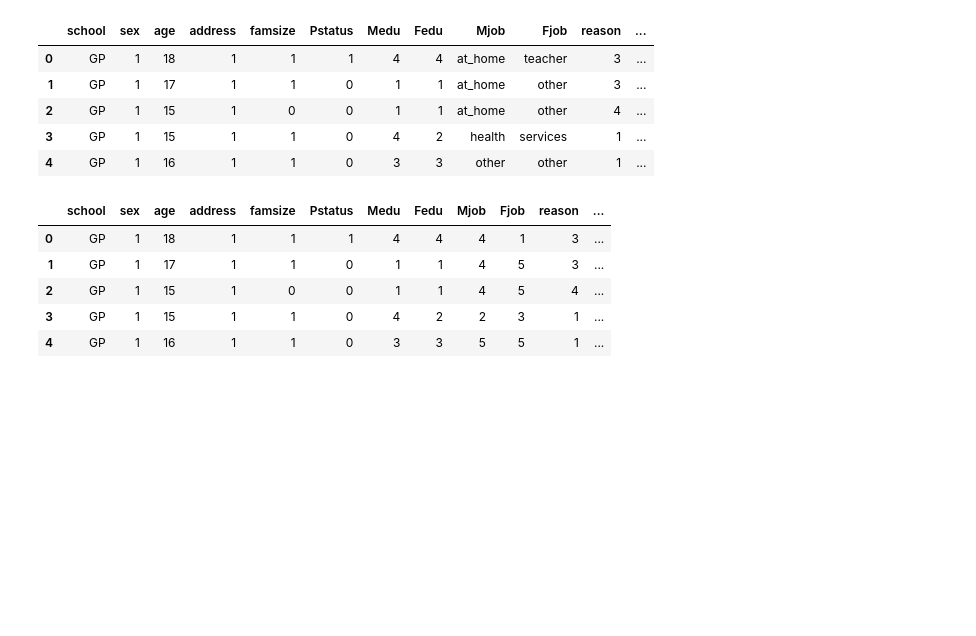
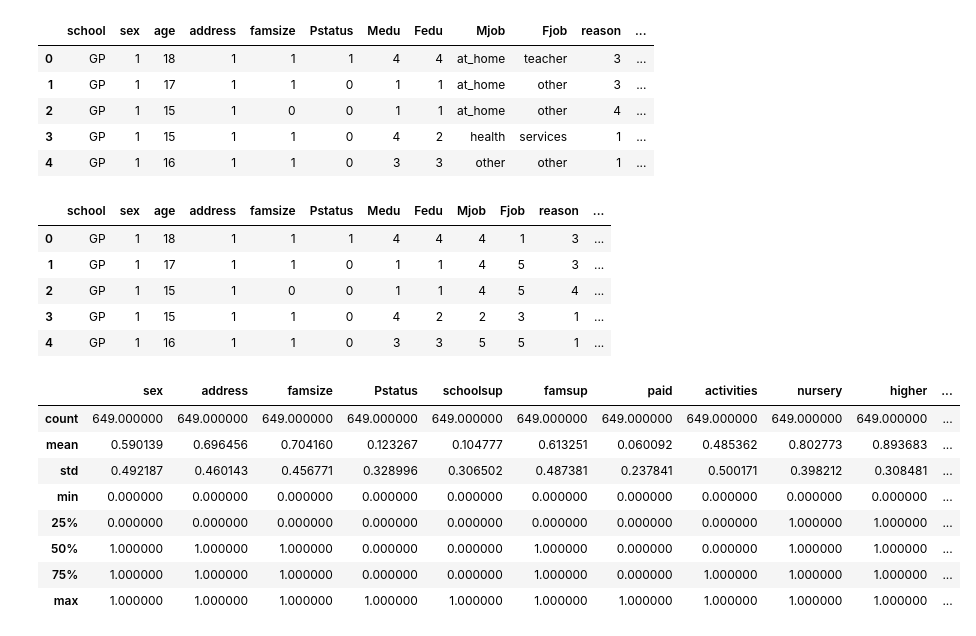
Before and after one commit to erwinleonardy/machine-learning, a Jupyter notebook: student/bayu/bayu-student-portugese.ipynb, the cells around one changed output. Saved outputs shown, nothing was run; the diff lists cells and outputs as text; code cells hidden in the pictures; blank space fills up the shorter version.

```diff
--- a/student/bayu/bayu-student-portugese.ipynb
+++ b/student/bayu/bayu-student-portugese.ipynb
@@ -202,2 +201,14 @@ filtered_2_values_data = copy_data.filter(["sex","address","famsize","Pstatus","
 # %%
 filtered_more_than_2_values_data = copy_data.filter(["Medu","Fedu","Mjob","Fjob","reason","guardian","traveltime","studytime","failures","famrel","freetime","goout","Dalc","Walc","health","G1","G2","G3"])
+# %%
+filtered_2_values_data.describe()
+# %% [output]
+|  | sex | address | famsize | Pstatus | schoolsup | famsup | paid | activities | nursery | higher | ... |
+| count | 649.000000 | 649.000000 | 649.000000 | 649.000000 | 649.000000 | 649.000000 | 649.000000 | 649.000000 | 649.000000 | 649.000000 | ... |
+| mean | 0.590139 | 0.696456 | 0.704160 | 0.123267 | 0.104777 | 0.613251 | 0.060092 | 0.485362 | 0.802773 | 0.893683 | ... |
+| std | 0.492187 | 0.460143 | 0.456771 | 0.328996 | 0.306502 | 0.487381 | 0.237841 | 0.500171 | 0.398212 | 0.308481 | ... |
+| min | 0.000000 | 0.000000 | 0.000000 | 0.000000 | 0.000000 | 0.000000 | 0.000000 | 0.000000 | 0.000000 | 0.000000 | ... |
+| 25% | 0.000000 | 0.000000 | 0.000000 | 0.000000 | 0.000000 | 0.000000 | 0.000000 | 0.000000 | 1.000000 | 1.000000 | ... |
+| 50% | 1.000000 | 1.000000 | 1.000000 | 0.000000 | 0.000000 | 1.000000 | 0.000000 | 0.000000 | 1.000000 | 1.000000 | ... |
+| 75% | 1.000000 | 1.000000 | 1.000000 | 0.000000 | 0.000000 | 1.000000 | 0.000000 | 1.000000 | 1.000000 | 1.000000 | ... |
+| max | 1.000000 | 1.000000 | 1.000000 | 1.000000 | 1.000000 | 1.000000 | 1.000000 | 1.000000 | 1.000000 | 1.000000 | ... |
```
Also changed, not shown: parts of 26 cells of this notebook.
